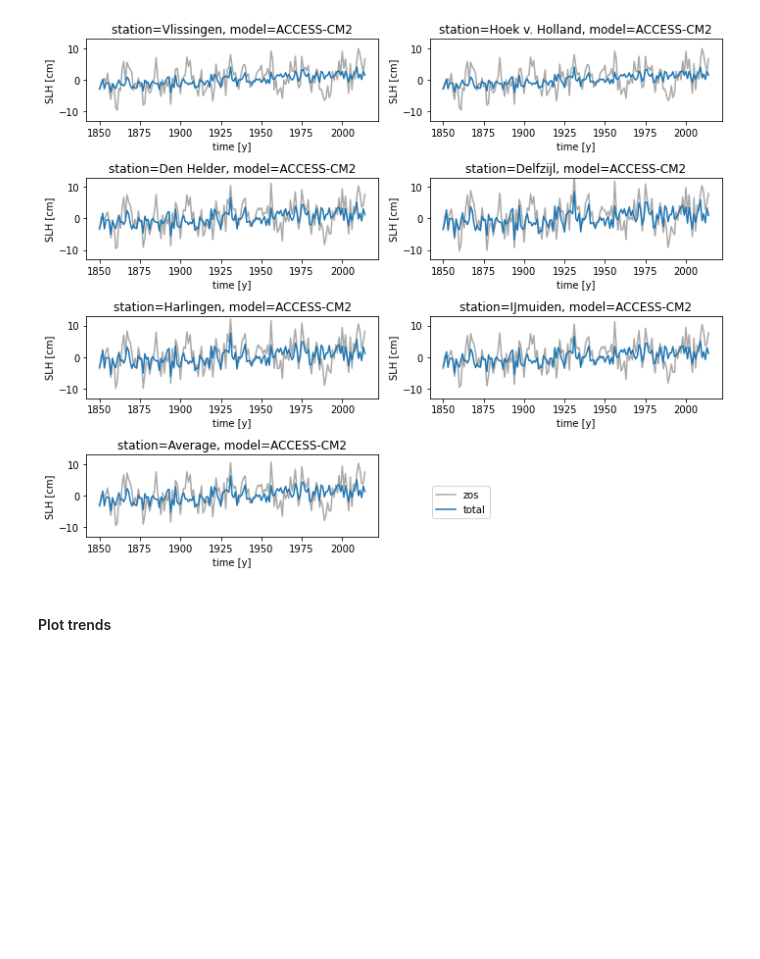
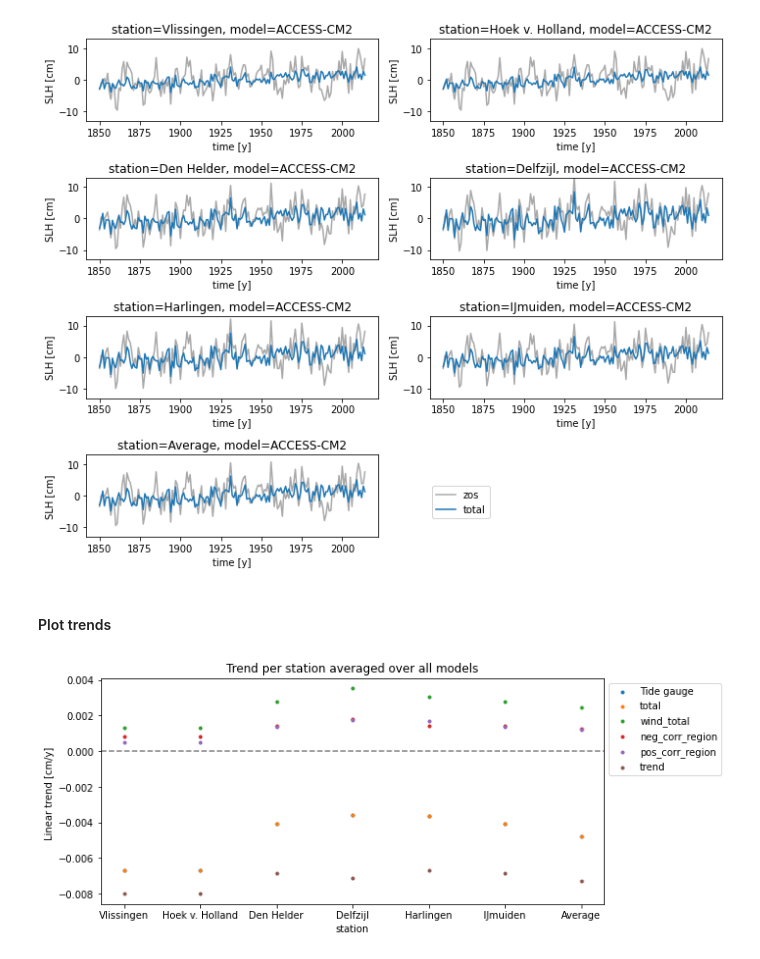
Before and after one commit to iris-keizer/Thesis-KNMI, a Jupyter notebook: Wind_contribution/Analysis/notebooks/dangendorf_regression_cmip6.ipynb, the cells around one changed output. Cells and saved outputs as stored; diff of their text form; code cells hidden in the pictures; blank space fills up the shorter version.

Commit message:
Cmip6 trend plots

```diff
--- a/Wind_contribution/Analysis/notebooks/dangendorf_regression_cmip6.ipynb
+++ b/Wind_contribution/Analysis/notebooks/dangendorf_regression_cmip6.ipynb
@@ -179,3 +179,7 @@ figs.timeseries_per_station_one_model(zos, timeseries, timeseries.model.values[0
 [figure]
 # %% [markdown]
 #### Plot trends
+# %%
+figs.plot_cmip6_trends_timeseries_per_station_model_averages(zos, timeseries, ['total', 'wind_total', 'neg_corr_region', 'pos_corr_region', 'trend'], model, data_type, errorbar = False)
+# %% [output]
+[figure, added]
```
Also changed, not shown: 5 other files.
